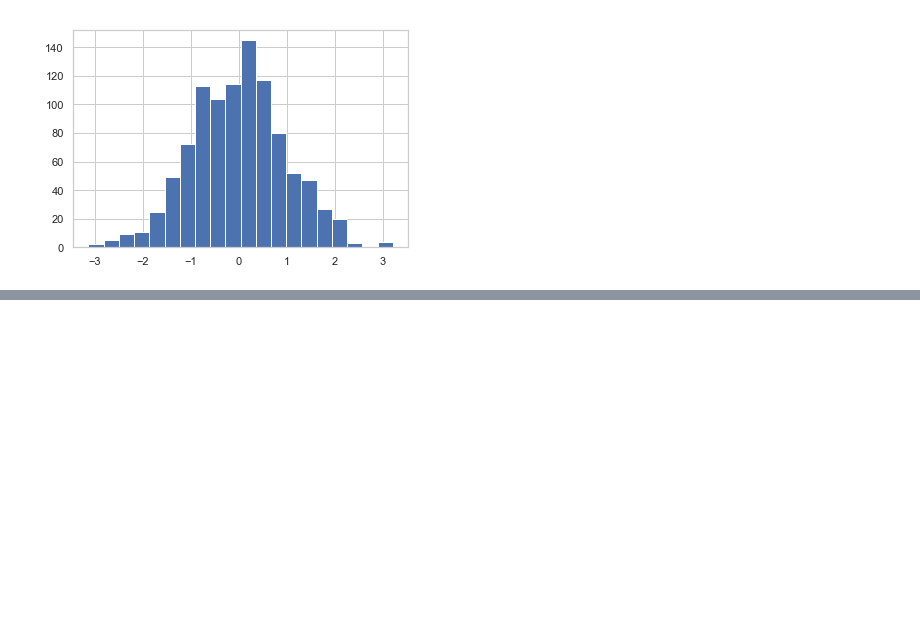
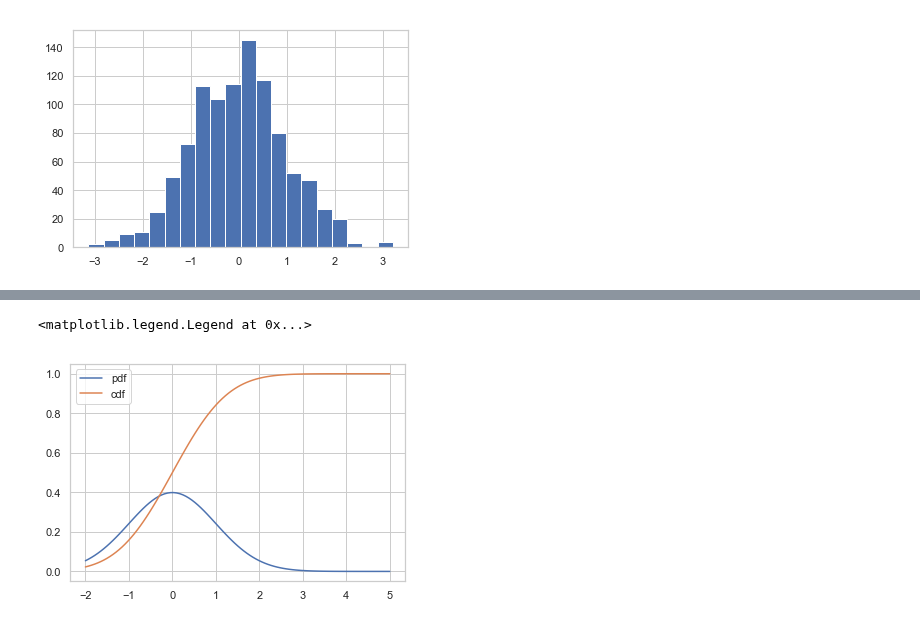
Before and after one commit to Lang-Shao/graduate_cource, a Jupyter notebook: Numerical_Python/Chap13_statistics.ipynb, the cells around one changed output, grey strips where cells are left out. Cells and saved outputs as stored; diff of their text form; code cells hidden in the pictures; blank space fills up the shorter version.

```diff
--- a/Numerical_Python/Chap13_statistics.ipynb
+++ b/Numerical_Python/Chap13_statistics.ipynb
@@ -151,0 +187,2 @@ len(histvalue)
+# %%
+X = stats.norm(0,1)
@@ -151,0 +193,8 @@ len(histvalue)
+# %%
+x = np.linspace(-2,5,101)
+plt.plot(x, X.pdf(x),label='pdf')
+plt.plot(x, X.cdf(x),label='cdf')
+plt.legend()
+# %% [output]
+<matplotlib.legend.Legend at 0x...>
+[figure, added]
```
Also changed, not shown: parts of 28 cells of this notebook.
